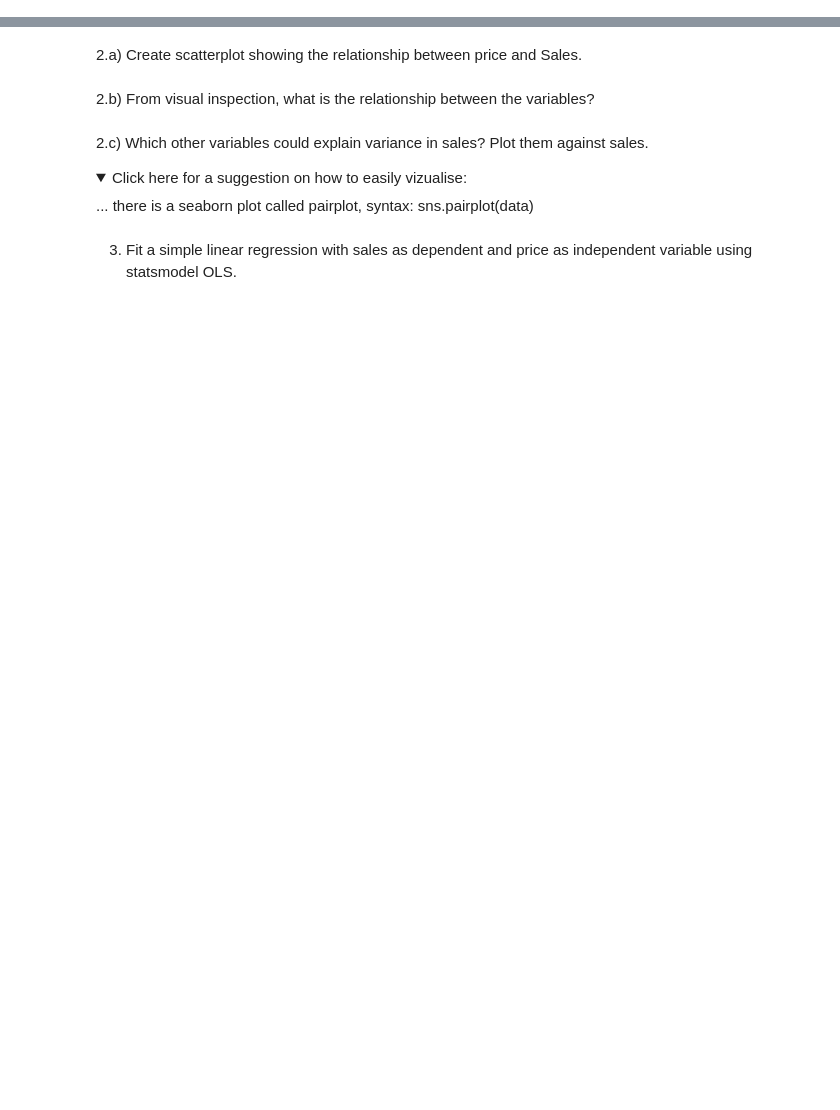
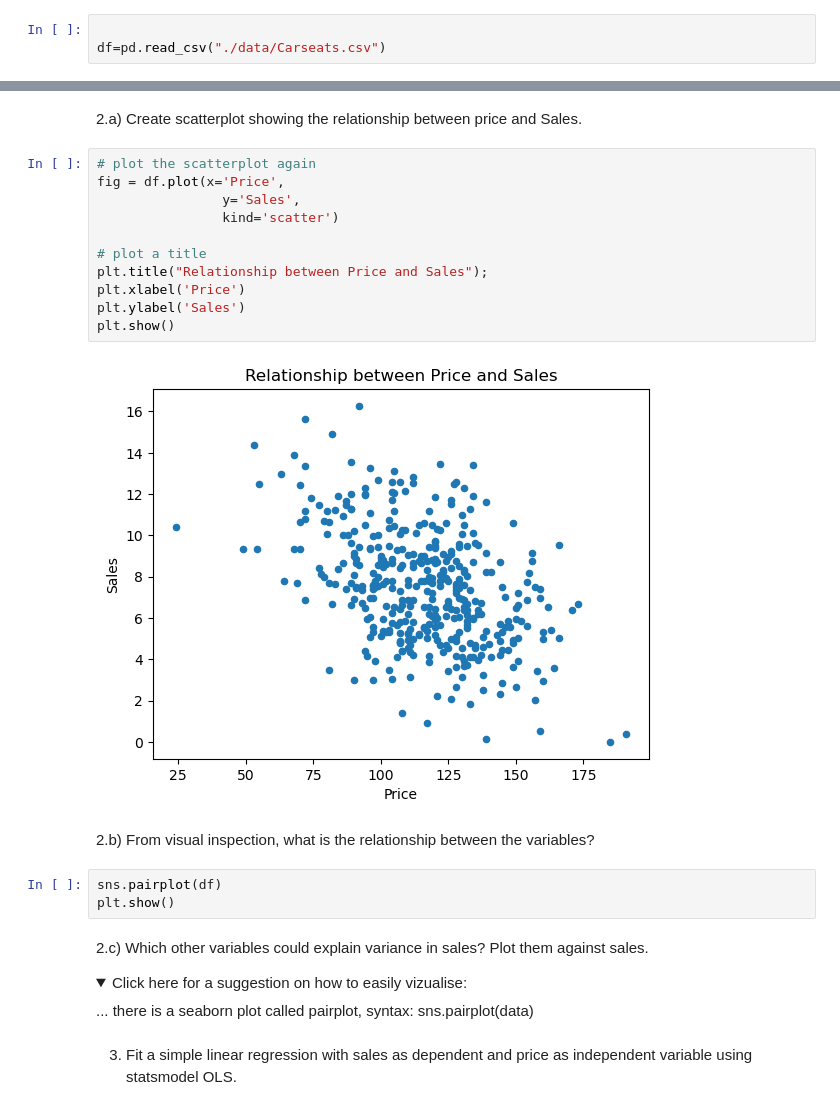
Before and after one commit to amandawang90-spec/neuefische-data-analysis-180825-advanced_analytics_module_and_projects, a Jupyter notebook: 06_linear_regression/exercise/Linear-Regression-Exercise.ipynb, the cells around one changed output, grey strips where cells are left out. Drawn from its saved outputs; the diff is of its cells as text; folded sections open; blank space fills up the shorter version.

```diff
--- a/06_linear_regression/exercise/Linear-Regression-Exercise.ipynb
+++ b/06_linear_regression/exercise/Linear-Regression-Exercise.ipynb
@@ -50,2 +54,5 @@ import matplotlib.pyplot as plt
 # %% [markdown]
 1. Read in carseats data and get an overview of the data.
+# %%
+
+df=pd.read_csv("./data/Carseats.csv")
@@ -52,7 +75,23 @@ import matplotlib.pyplot as plt
 # %% [markdown]
 2.a) Create scatterplot showing the relationship between price and Sales.
+# %%
+# plot the scatterplot again
+fig = df.plot(x='Price',
+                y='Sales',
+                kind='scatter')
+
+# plot a title
+plt.title("Relationship between Price and Sales");
+plt.xlabel('Price')
+plt.ylabel('Sales')
+plt.show()
+# %% [output]
+[figure, added]
 # %% [markdown]
 2.b) From visual inspection, what is the relationship between the variables?
+# %%
+sns.pairplot(df)
+plt.show()
 # %% [markdown]
 2.c) Which other variables could explain variance in sales? Plot them against sales.
 <br>
```
Also changed, not shown: parts of 17 cells of this notebook, 1 other file.
